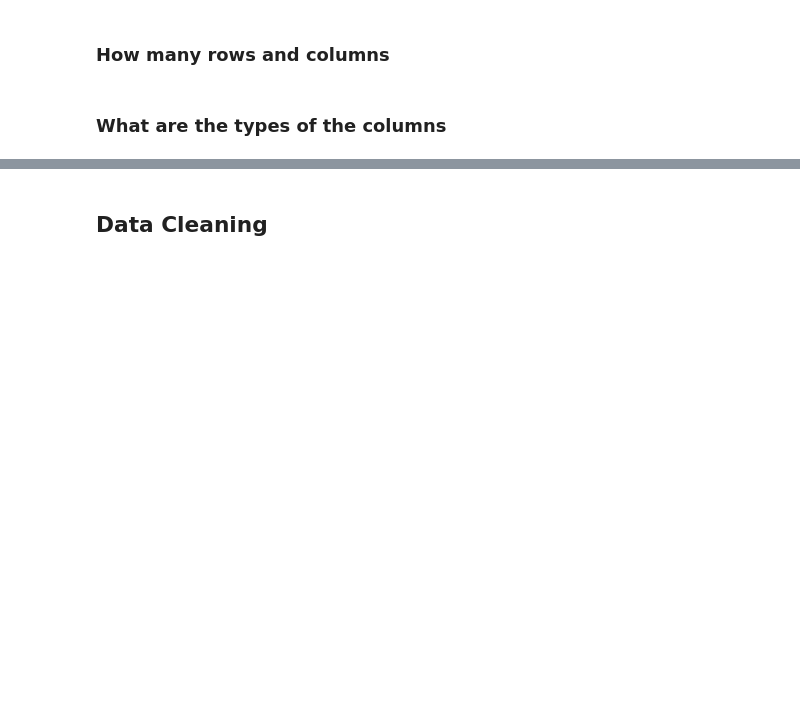
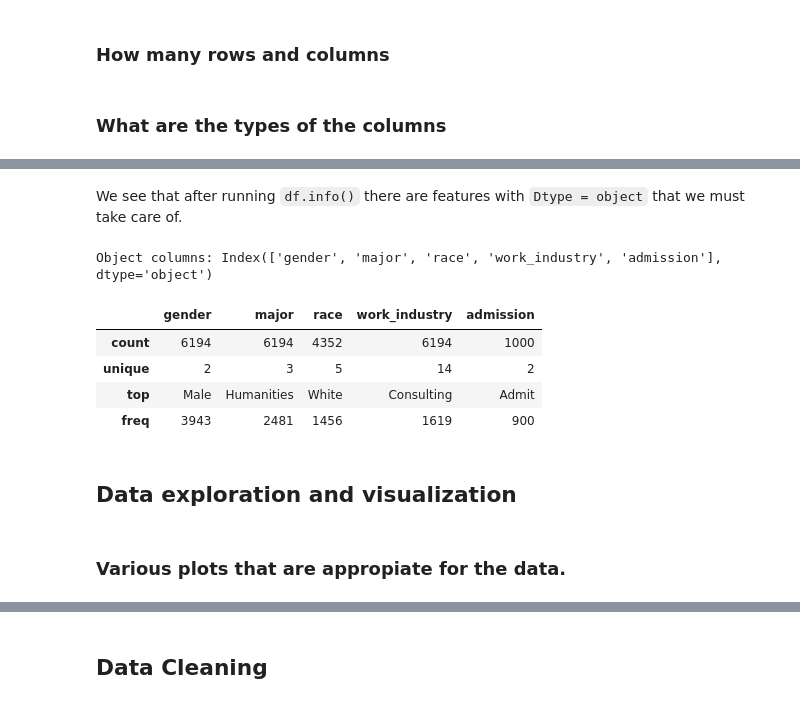
Before and after one commit to toutsos/ml_project, a Jupyter notebook: big-data-ml-project.ipynb, the cells around one changed output, grey strips where cells are left out. Drawn from its saved outputs; the diff is of its cells as text; code cells hidden in the pictures; blank space fills up the shorter version.

````diff
--- a/big-data-ml-project.ipynb
+++ b/big-data-ml-project.ipynb
@@ -83,0 +69,20 @@ plt.gca().spines[['top', 'right',]].set_visible(False)
+# %% [markdown]
+We see that after running ```df.info()``` there are features with ```Dtype = object``` that we must take care of.
+# %%
+# Identify columns with object dtype
+object_columns = df.select_dtypes(include=['object']).columns
+
+print("Object columns:", object_columns)
+
+df.describe(include=['object'])
+# %% [output]
+Object columns: Index(['gender', 'major', 'race', 'work_industry', 'admission'], dtype='object')
+|  | gender | major | race | work_industry | admission |
+| count | 6194 | 6194 | 4352 | 6194 | 1000 |
+| unique | 2 | 3 | 5 | 14 | 2 |
+| top | Male | Humanities | White | Consulting | Admit |
+| freq | 3943 | 2481 | 1456 | 1619 | 900 |
+# %% [markdown]
+## Data exploration and visualization
+# %% [markdown]
+### Various plots that are appropiate for the data.
````
Also changed, not shown: parts of 24 cells of this notebook.
